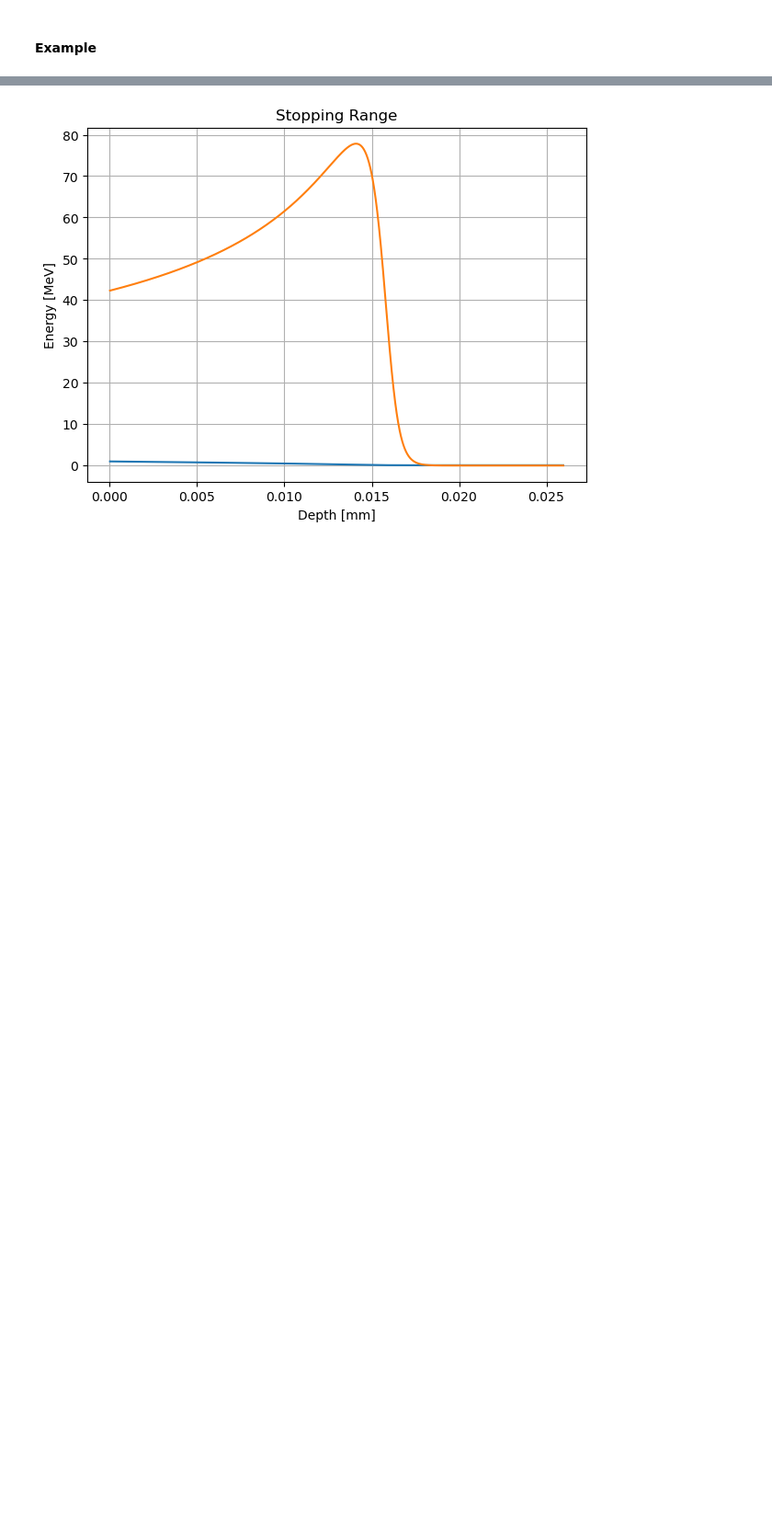
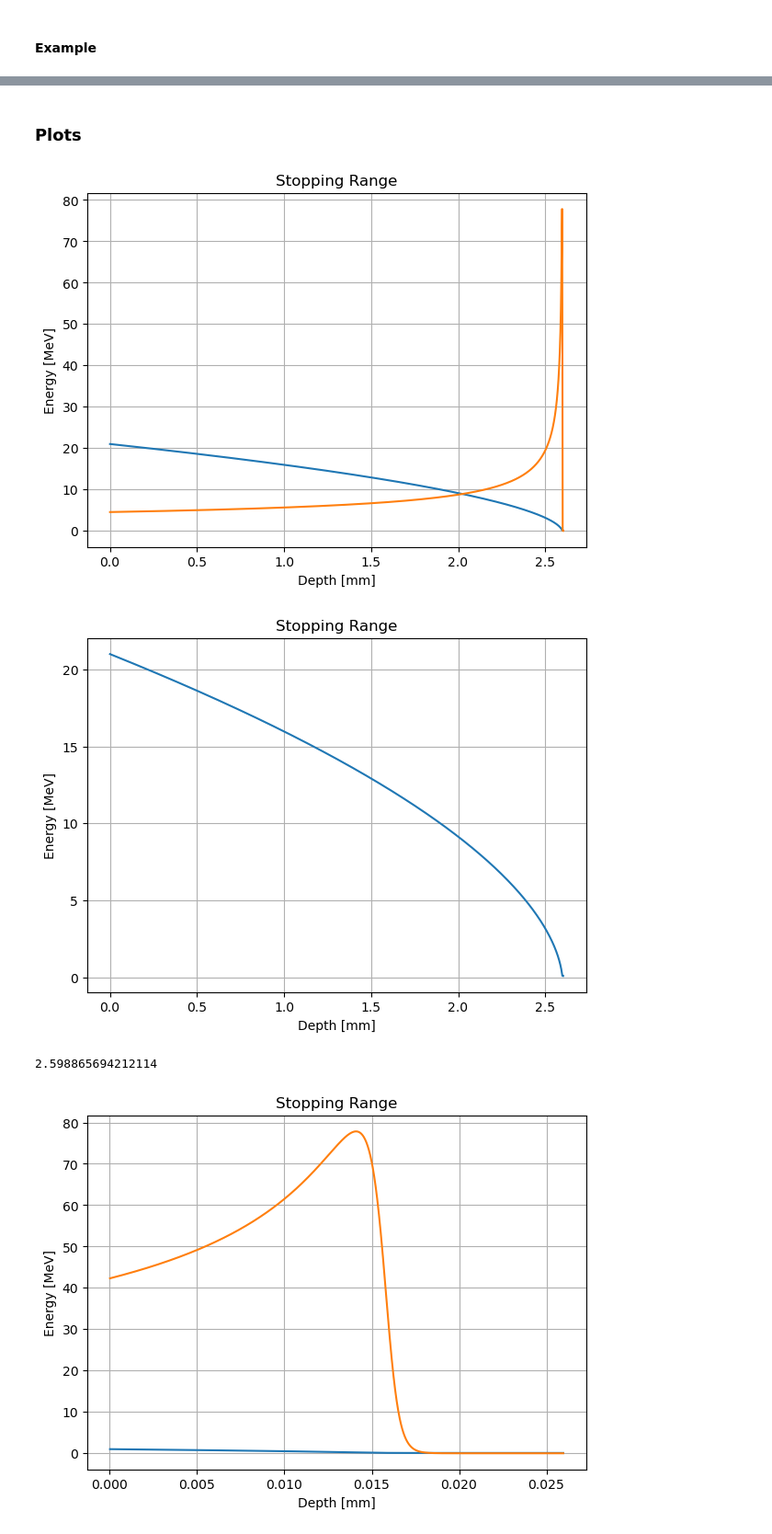
Before and after one commit to AGHRADEM/radem-notebooks, a Jupyter notebook: notebooks/0_simple_radem_simulation.ipynb, the cells around one changed output, grey strips where cells are left out. Shown: that part at 92% size. Cells and saved outputs as stored; diff of their text form; code cells hidden in the pictures; blank space fills up the shorter version.

```diff
--- a/notebooks/0_simple_radem_simulation.ipynb
+++ b/notebooks/0_simple_radem_simulation.ipynb
@@ -199,9 +240,17 @@ MATERIALS = {
+# %% [markdown]
+### Plots
 # %%
 def plot_proton_stopping_range2(energy, atomic_mass, atomic_numer, density):
     sr, x, y, yy = js_stopping_range(energy, 1, 1, atomic_mass, atomic_numer, density)
     plot_stopping_range(x, y, yy)
     plot_stopping_range(x, y)
     return sr
+# %%
+plot_proton_stopping_range2(21, *MATERIALS["Si"])
+# %% [output]
+[figure, added]
+[figure, added]
+2.598865694212114
 # %%
 plot_proton_stopping_range2(1, *MATERIALS["Si"])
 # %% [output]
```
Also changed, not shown: parts of 32 cells of this notebook, 3 other files.
